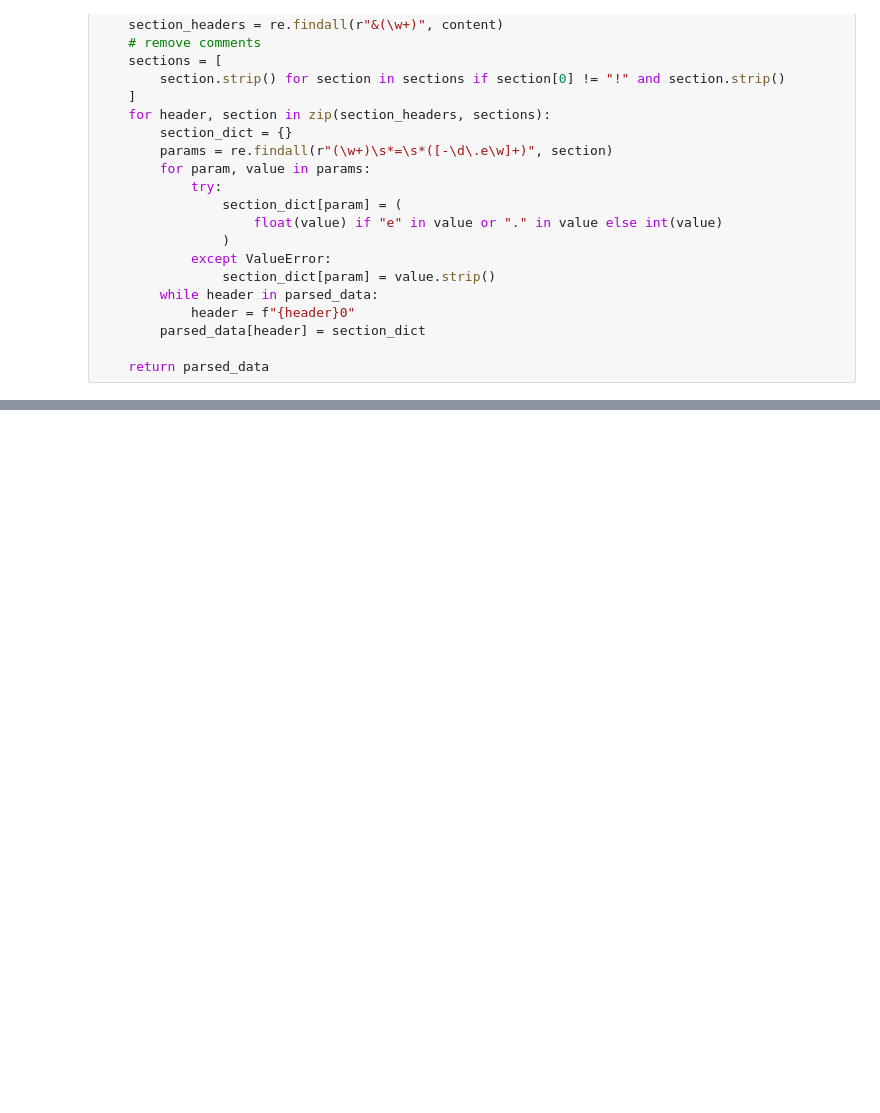
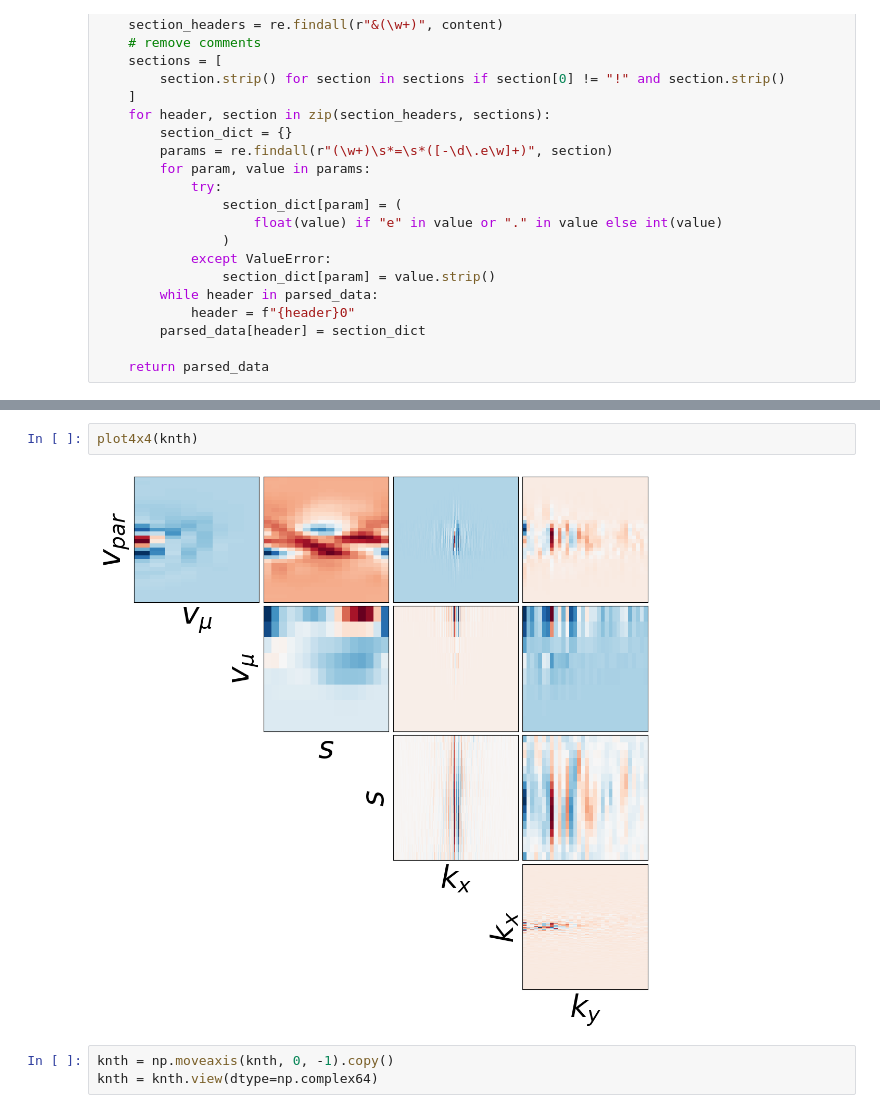
Before and after one commit to ml-jku/neural-gyrokinetics, a Jupyter notebook: notebooks/gyrokinetics_data_preprocessing.ipynb, the cells around one changed output, grey strips where cells are left out. Saved outputs shown, nothing was run; the diff lists cells and outputs as text; blank space fills up the shorter version.

```diff
--- a/notebooks/gyrokinetics_data_preprocessing.ipynb
+++ b/notebooks/gyrokinetics_data_preprocessing.ipynb
@@ -54,0 +207,7 @@ def parse_input_dat(file_path):
+# %%
+plot4x4(knth)
+# %% [output]
+[figure, added]
+# %%
+knth = np.moveaxis(knth, 0, -1).copy()
+knth = knth.view(dtype=np.complex64)
```
Also changed, not shown: parts of 14 cells of this notebook, 21 other files.
